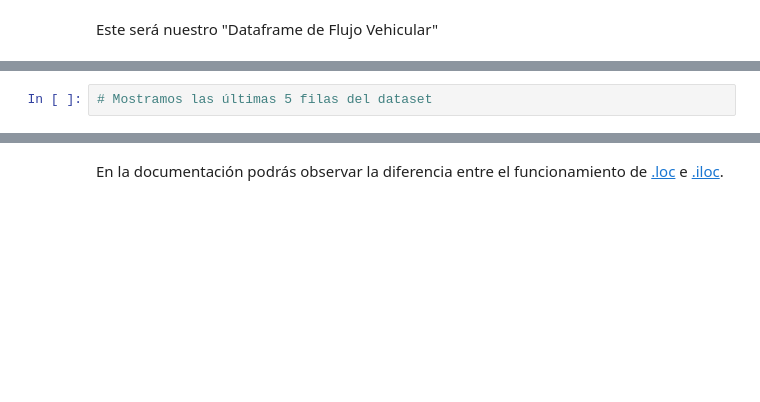
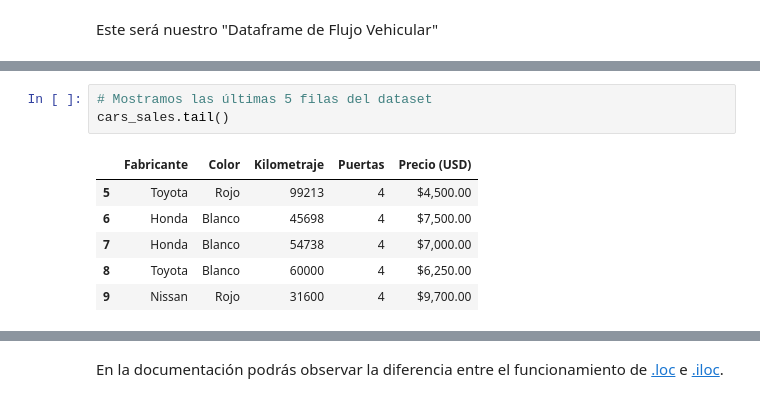
Before and after one commit to DiegoLuna16/Curso-Python, a Jupyter notebook: day14/Copia_de_Python_TOTAL_Pandas.ipynb, the cells around one changed output, grey strips where cells are left out. Saved outputs shown, nothing was run; the diff lists cells and outputs as text; blank space fills up the shorter version.

```diff
--- a/day14/Copia_de_Python_TOTAL_Pandas.ipynb
+++ b/day14/Copia_de_Python_TOTAL_Pandas.ipynb
@@ -76,4 +153,12 @@ Este será nuestro "Dataframe de Flujo Vehicular"
 # %%
 # Mostramos las últimas 5 filas del dataset
+cars_sales.tail()
+# %% [output]
+|  | Fabricante | Color | Kilometraje | Puertas | Precio (USD) |
+| 5 | Toyota | Rojo | 99213 | 4 | $4,500.00 |
+| 6 | Honda | Blanco | 45698 | 4 | $7,500.00 |
+| 7 | Honda | Blanco | 54738 | 4 | $7,000.00 |
+| 8 | Toyota | Blanco | 60000 | 4 | $6,250.00 |
+| 9 | Nissan | Rojo | 31600 | 4 | $9,700.00 |
 # %%
 # Utilizamos .loc para seleccionar la fila de índice 3 del DataFrame
```
Also changed, not shown: parts of 17 cells of this notebook, 3 other files.
